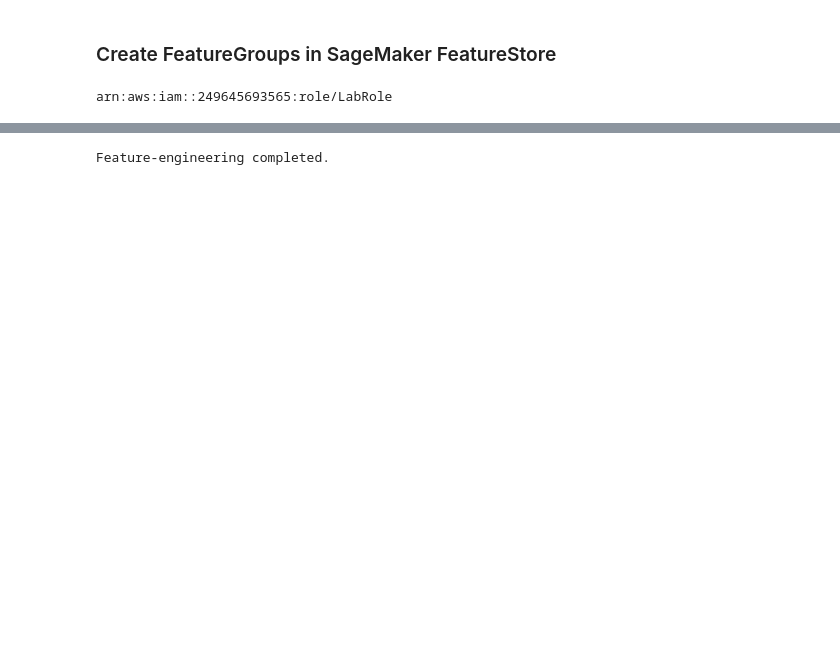
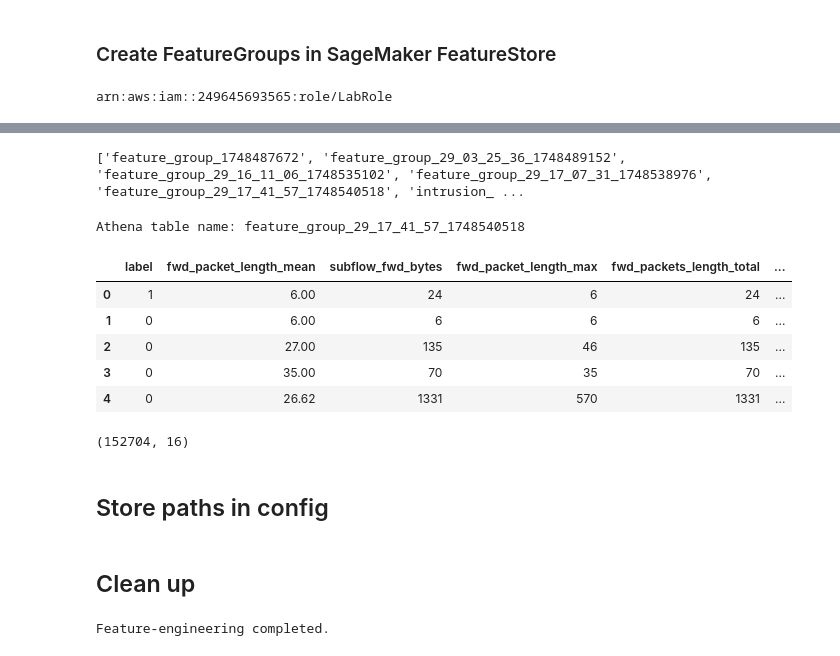
Before and after one commit to seema469/AAI540_FinalProject_Team5, a Jupyter notebook: src/feature-engineering.ipynb, the cells around one changed output, grey strips where cells are left out. Drawn from its saved outputs; the diff is of its cells as text; code cells hidden in the pictures; blank space fills up the shorter version.

Commit message:
updated- Feature store and athena query for feature group
Feature store, athena query, clean run

```diff
--- a/src/feature-engineering.ipynb
+++ b/src/feature-engineering.ipynb
@@ -180,10 +167,6 @@ Index(['fwd_packet_length_mean', 'subflow_fwd_bytes', 'fwd_packet_length_max',
        'avg_fwd_segment_size', 'fwd_iat_std', 'init_fwd_win_bytes',
        'subflow_fwd_packets', 'fwd_header_length'],
       dtype='object')
-# %%
-# Append feature output path to config.py
-with open('../config/config.py', 'a') as f:
-    f.write(f"FEATURE_ENGINEERED_PATH = 's3://{bucket}/final_project/engineered/{engineered_filename}'\n")
 # %% [markdown]
 ## Ingest Data into FeatureStore
 # %% [markdown]
@@ -449,0 +361,10 @@ Feature Engineered file: engineered_features.csv Stored.
+# %%
+from pyathena import connect
+
+# Athena setup
+athena_table = intrusion_feature_group_name.replace("-", "_")
+
+S3_FEATURE_STAGING_DIR = f"s3://{bucket}/final_project/staging_feature"
+
+# Query data
+conn = connect(region_name=region, s3_staging_dir=S3_FEATURE_STAGING_DIR)
@@ -449,0 +382,30 @@ Feature Engineered file: engineered_features.csv Stored.
+# %%
+# Run SHOW TABLES query
+df_tables = pd.read_sql("SHOW TABLES IN sagemaker_featurestore", conn)
+print(df_tables['tab_name'].tolist())
+# %% [output]
+['feature_group_1748487672', 'feature_group_29_03_25_36_1748489152', 'feature_group_29_16_11_06_1748535102', 'feature_group_29_17_07_31_1748538976', 'feature_group_29_17_41_57_1748540518', 'intrusion_ ...
+# %%
+response = sagemaker_client.describe_feature_group(FeatureGroupName=intrusion_feature_group_name)
+table_name = response["OfflineStoreConfig"]["DataCatalogConfig"]["TableName"]
+print("Athena table name:", table_name)
+# %% [output]
+Athena table name: feature_group_29_17_41_57_1748540518
+# %%
+athena_database = "sagemaker_featurestore" # Set by sagemaker
+query = f'SELECT * FROM "{athena_database}"."{table_name}"'
+df1 = pd.read_sql(query, conn)
+df1.head()
+# %% [output]
+|  | label | fwd_packet_length_mean | subflow_fwd_bytes | fwd_packet_length_max | fwd_packets_length_total | ... |
+| 0 | 1 | 6.00 | 24 | 6 | 24 | ... |
+| 1 | 0 | 6.00 | 6 | 6 | 6 | ... |
+| 2 | 0 | 27.00 | 135 | 46 | 135 | ... |
+| 3 | 0 | 35.00 | 70 | 35 | 70 | ... |
+| 4 | 0 | 26.62 | 1331 | 570 | 1331 | ... |
+# %%
+df1.shape
+# %% [output]
+(152704, 16)
+# %% [markdown]
+## Store paths in config
@@ -449,0 +419,2 @@ Feature Engineered file: engineered_features.csv Stored.
+# %% [markdown]
+## Clean up
```
Also changed, not shown: parts of 40 cells of this notebook.
